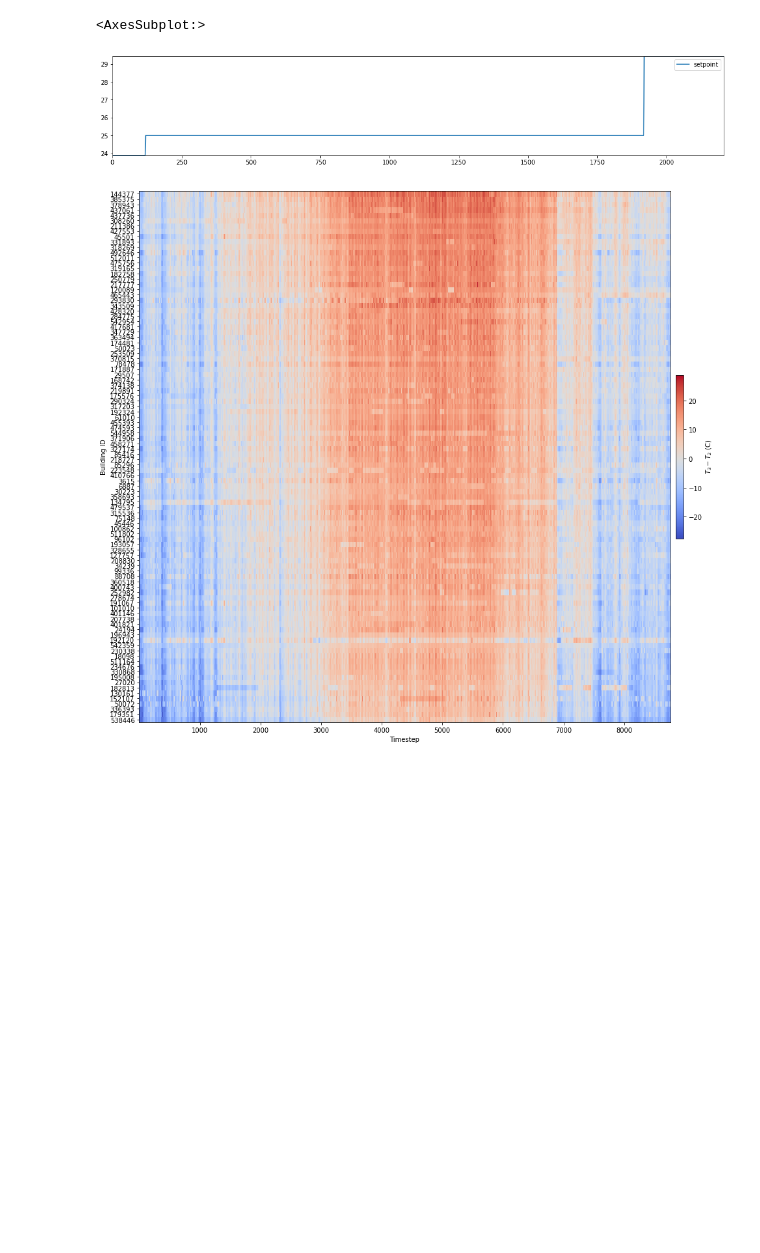
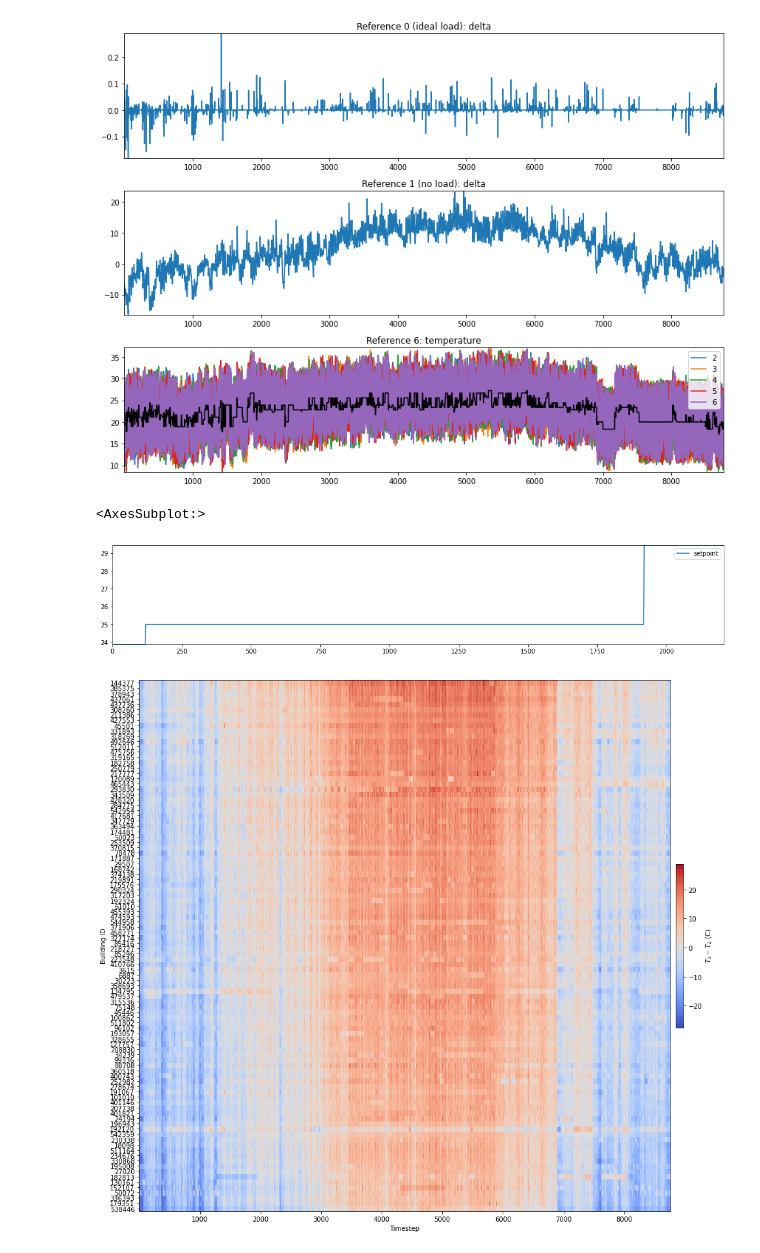
Before and after one commit to intelligent-environments-lab/DOE_XStock, a Jupyter notebook: analysis/post_simulation.ipynb, the cells around one changed output. Cells and saved outputs as stored; diff of their text form; code cells hidden in the pictures; blank space fills up the shorter version.

```diff
--- a/analysis/post_simulation.ipynb
+++ b/analysis/post_simulation.ipynb
@@ -215,4 +220,51 @@ plt.show()
 AssertionError:
+# %%
+query = f"""
+SELECT
+    s.metadata_id,
+    s.reference,
+    l.timestep,
+    l.cooling_load,
+    l.heating_load,
+    l.average_indoor_air_temperature AS temperature,
+    e.setpoint,
+    l.average_indoor_air_temperature - e.setpoint AS delta
+FROM lstm_train_data l
+LEFT JOIN energyplus_simulation s ON
+    s.id = l.simulation_id
+LEFT JOIN metadata m ON
+    m.id = s.metadata_id
+LEFT JOIN ecobee_timeseries e ON e.timestep = l.timestep AND e.building_id = s.ecobee_building_id
+WHERE m.bldg_id = 101010
+;
+"""
+data = DATABASE.query_table(query)
+
+# setpoint-temperature difference
+row_count, column_count = 3, 1
+fig, axs = plt.subplots(row_count, column_count, figsize=(12*column_count, 3*row_count))
+
+plot_data = data[data['reference']==0].copy()
+x, y = plot_data['timestep'], plot_data['delta']
+axs[0].plot(x, y)
+axs[0].set_title('Reference 0 (ideal load): delta')
+
+plot_data = data[data['reference']==1].copy()
+x, y = plot_data['timestep'], plot_data['delta']
+axs[1].plot(x, y)
+axs[1].set_title('Reference 1 (no load): delta')
+
+for r, r_data in data[data['reference']>1].groupby('reference'):
+    x, y = r_data['timestep'], r_data['temperature']
+    axs[2].plot(x, y, label=r)
+    axs[2].set_title(f'Reference {r}: temperature')
+
+axs[2].plot(x, r_data['setpoint'], color='black')
+axs[2].legend()
+plt.tight_layout()
+plt.show()
+# %% [output]
+[figure, added]
 # %%
 DATABASE.query_table("""
 SELECT
```
Also changed, not shown: parts of 1 cell of this notebook.
